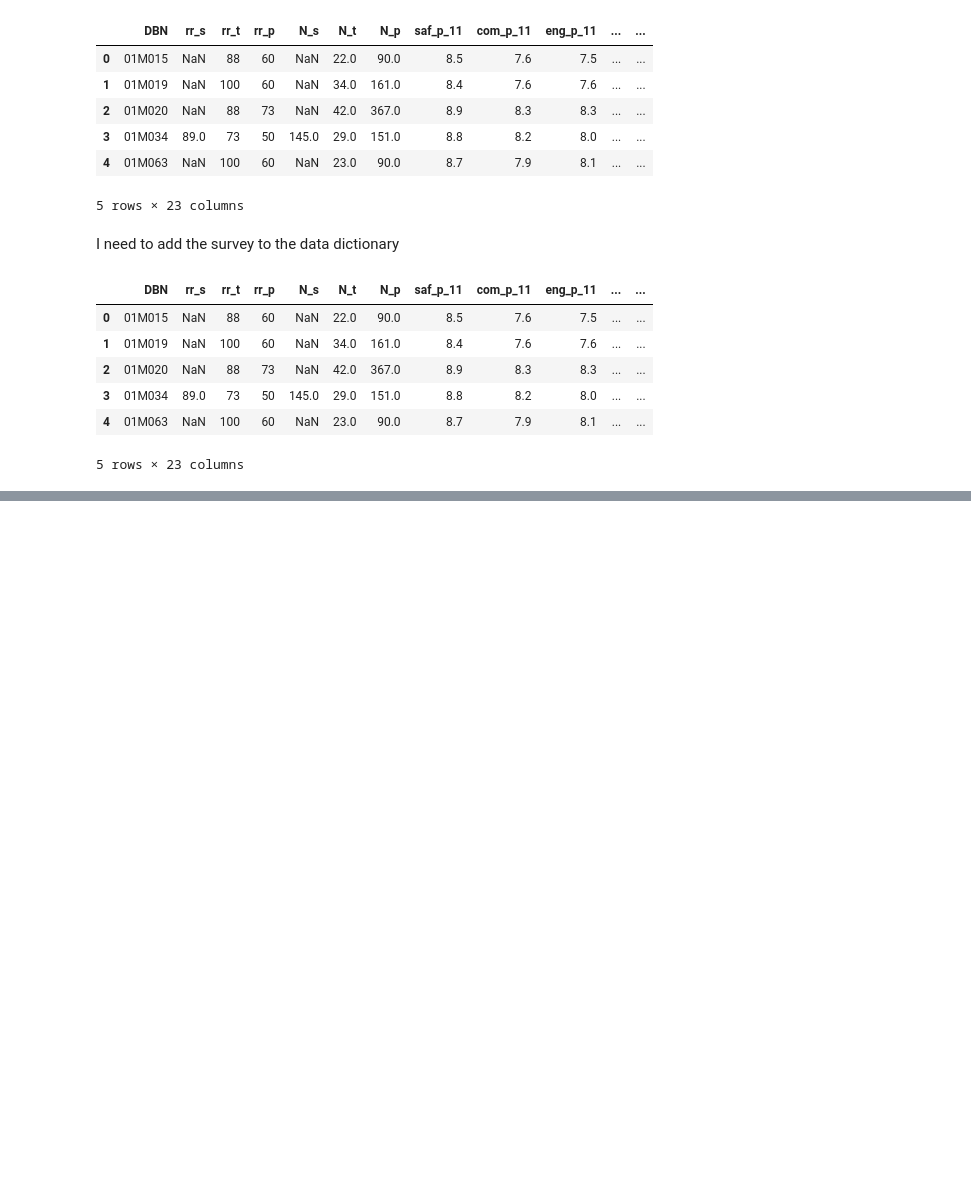
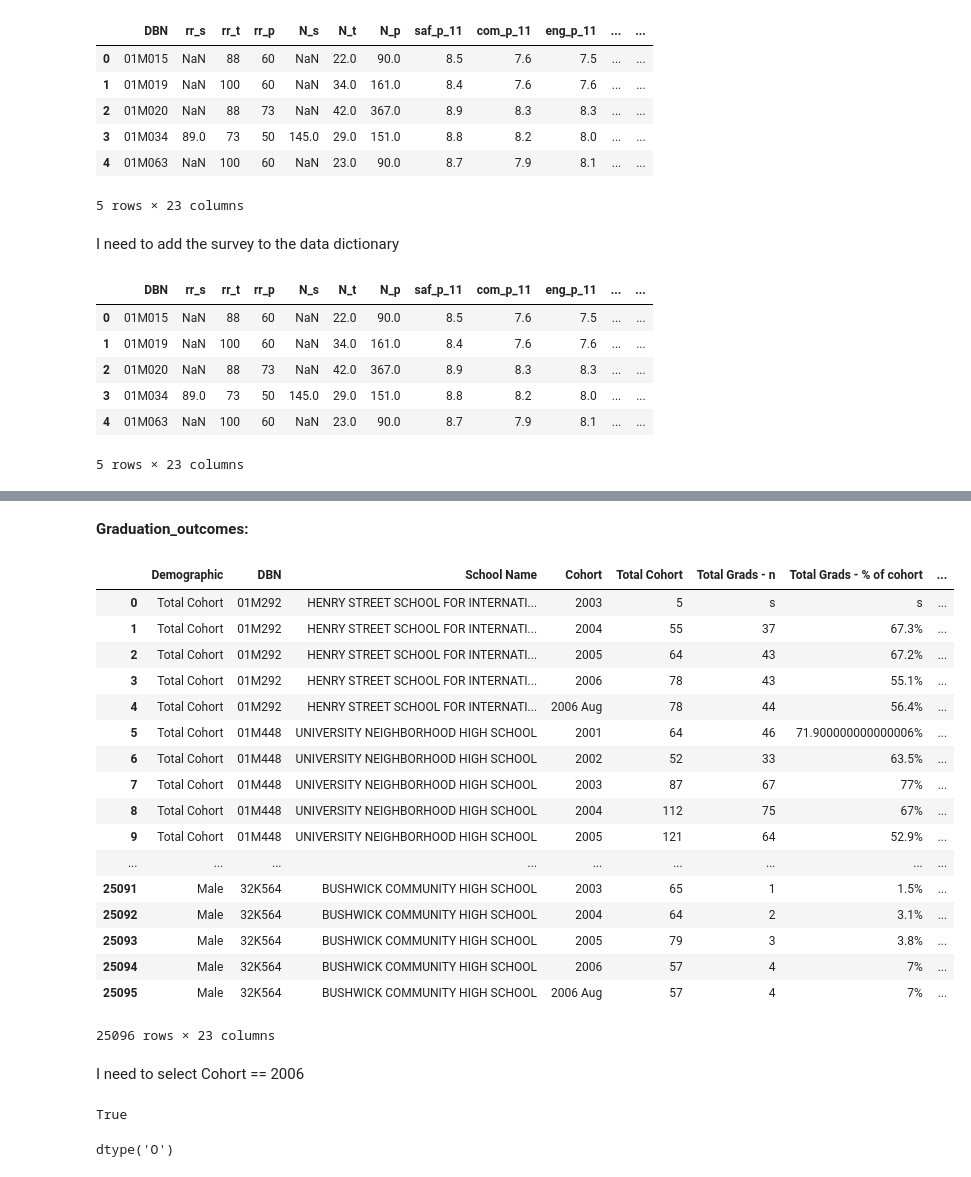
Before and after one commit to PukkaPad/data-storytelling-SAT-NewYork, a Jupyter notebook: DataStorytelling-SAT-NewYork.ipynb, the cells around one changed output, grey strips where cells are left out. Saved outputs shown, nothing was run; the diff lists cells and outputs as text; code cells hidden in the pictures; blank space fills up the shorter version.

```diff
--- a/DataStorytelling-SAT-NewYork.ipynb
+++ b/DataStorytelling-SAT-NewYork.ipynb
@@ -183,0 +349,2 @@ data['survey'].head()
+# %%
+data["Demographics"] = data["Demographics"][data["Demographics"]["schoolyear"] == 20112012]
@@ -183,0 +359,33 @@ data['survey'].head()
+# %% [markdown]
+**Graduation_outcomes:**
+# %%
+data["Graduation_outcomes"]
+# %% [output]
+|  | Demographic | DBN | School Name | Cohort | Total Cohort | Total Grads - n | Total Grads - % of cohort | ... |
+| 0 | Total Cohort | 01M292 | HENRY STREET SCHOOL FOR INTERNATI... | 2003 | 5 | s | s | ... |
+| 1 | Total Cohort | 01M292 | HENRY STREET SCHOOL FOR INTERNATI... | 2004 | 55 | 37 | 67.3% | ... |
+| 2 | Total Cohort | 01M292 | HENRY STREET SCHOOL FOR INTERNATI... | 2005 | 64 | 43 | 67.2% | ... |
+| 3 | Total Cohort | 01M292 | HENRY STREET SCHOOL FOR INTERNATI... | 2006 | 78 | 43 | 55.1% | ... |
+| 4 | Total Cohort | 01M292 | HENRY STREET SCHOOL FOR INTERNATI... | 2006 Aug | 78 | 44 | 56.4% | ... |
+| 5 | Total Cohort | 01M448 | UNIVERSITY NEIGHBORHOOD HIGH SCHOOL | 2001 | 64 | 46 | 71.900000000000006% | ... |
+| 6 | Total Cohort | 01M448 | UNIVERSITY NEIGHBORHOOD HIGH SCHOOL | 2002 | 52 | 33 | 63.5% | ... |
+| 7 | Total Cohort | 01M448 | UNIVERSITY NEIGHBORHOOD HIGH SCHOOL | 2003 | 87 | 67 | 77% | ... |
+| 8 | Total Cohort | 01M448 | UNIVERSITY NEIGHBORHOOD HIGH SCHOOL | 2004 | 112 | 75 | 67% | ... |
+| 9 | Total Cohort | 01M448 | UNIVERSITY NEIGHBORHOOD HIGH SCHOOL | 2005 | 121 | 64 | 52.9% | ... |
+| ... | ... | ... | ... | ... | ... | ... | ... | ... |
+| 25091 | Male | 32K564 | BUSHWICK COMMUNITY HIGH SCHOOL | 2003 | 65 | 1 | 1.5% | ... |
+| 25092 | Male | 32K564 | BUSHWICK COMMUNITY HIGH SCHOOL | 2004 | 64 | 2 | 3.1% | ... |
+| 25093 | Male | 32K564 | BUSHWICK COMMUNITY HIGH SCHOOL | 2005 | 79 | 3 | 3.8% | ... |
+| 25094 | Male | 32K564 | BUSHWICK COMMUNITY HIGH SCHOOL | 2006 | 57 | 4 | 7% | ... |
+| 25095 | Male | 32K564 | BUSHWICK COMMUNITY HIGH SCHOOL | 2006 Aug | 57 | 4 | 7% | ... |
+25096 rows × 23 columns
+# %% [markdown]
+I need to select Cohort == 2006
+# %%
+(data["Graduation_outcomes"]['Cohort'] == '2006').any()
+# %% [output]
+True
+# %%
+data["Graduation_outcomes"]['Cohort'].dtype
+# %% [output]
+dtype('O')
```
Also changed, not shown: parts of 30 cells of this notebook, 1 other file.
